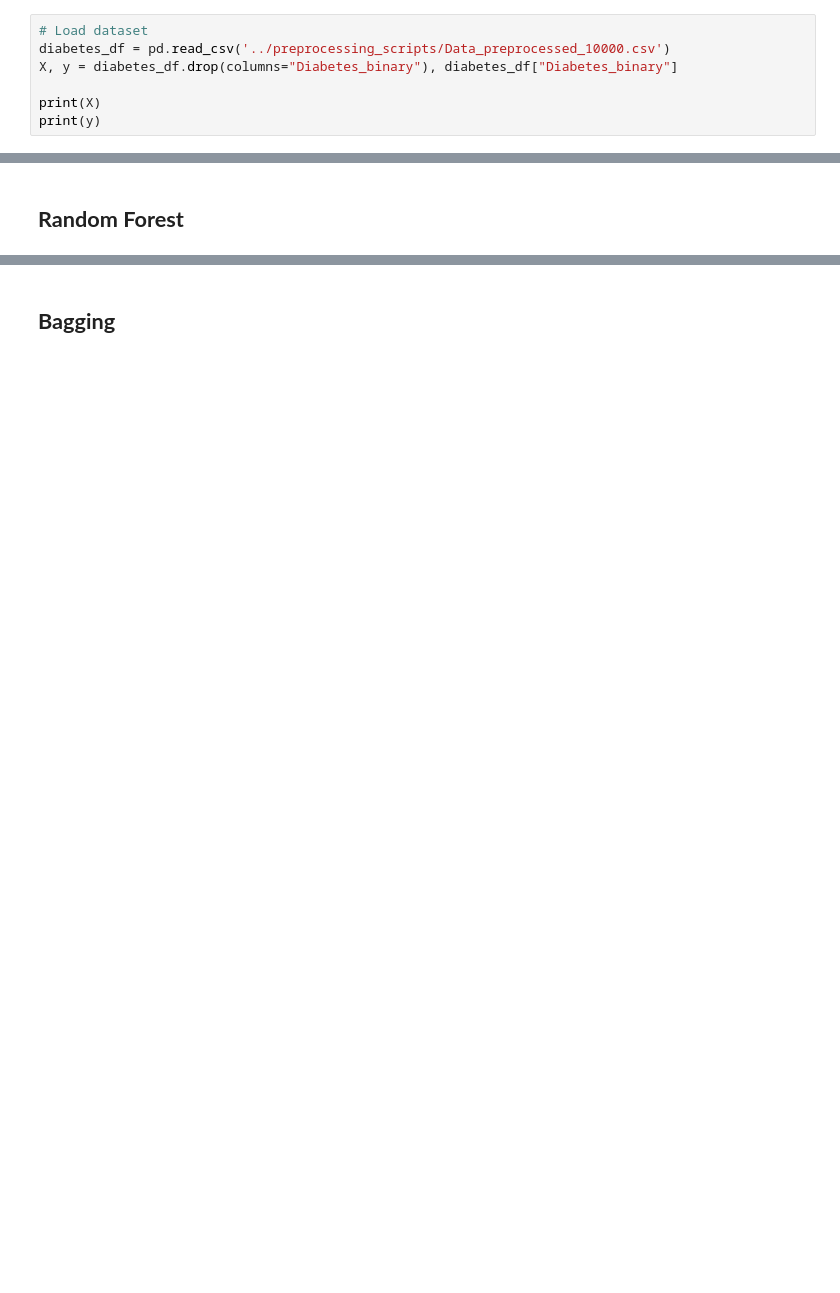
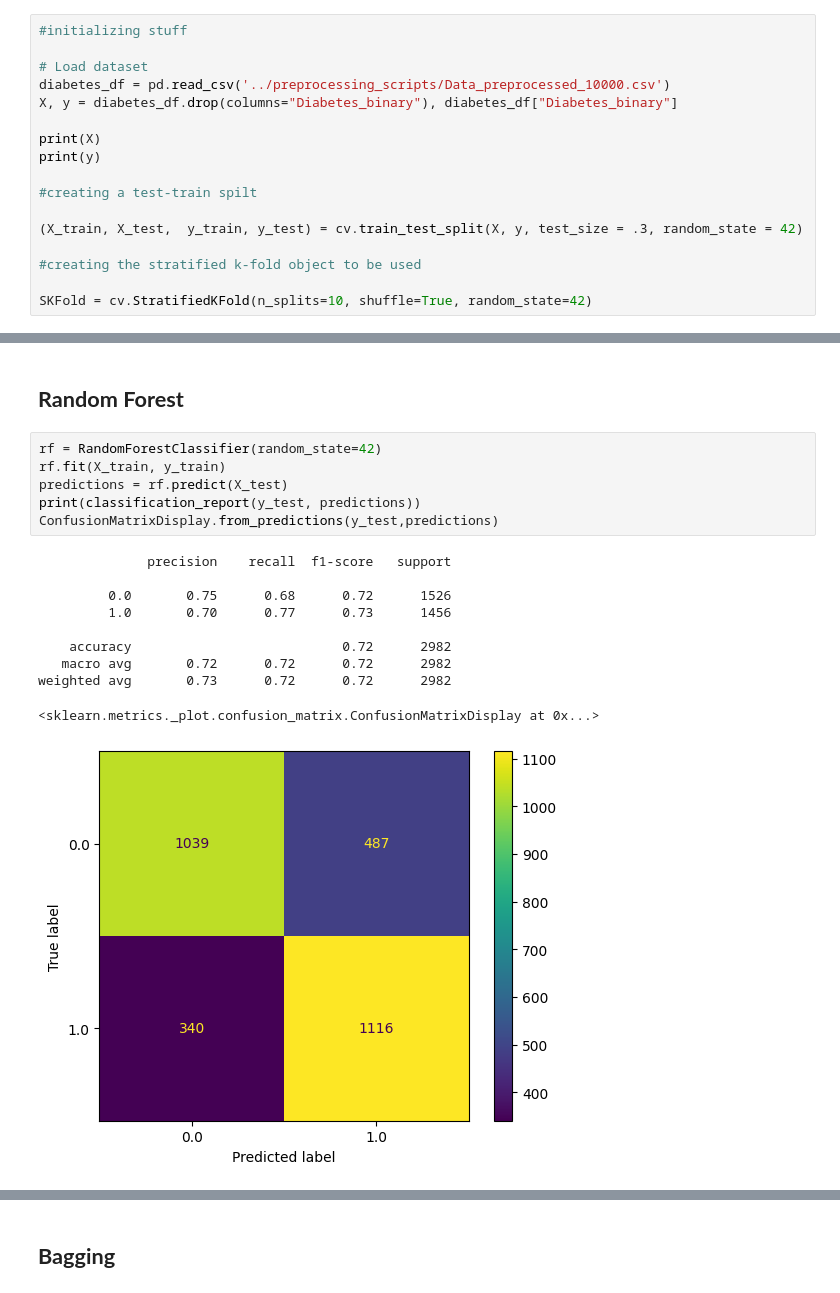
Before and after one commit to yasin281/data-mining-p2, a Jupyter notebook: src/Ensembles.ipynb, the cells around one changed output, grey strips where cells are left out. Drawn from its saved outputs; the diff is of its cells as text; blank space fills up the shorter version.

```diff
--- a/src/Ensembles.ipynb
+++ b/src/Ensembles.ipynb
@@ -21,12 +28,22 @@ from sklearn.ensemble import (
 
 %matplotlib inline
 # %%
+#initializing stuff
+
 # Load dataset
 diabetes_df = pd.read_csv('../preprocessing_scripts/Data_preprocessed_10000.csv')
 X, y = diabetes_df.drop(columns="Diabetes_binary"), diabetes_df["Diabetes_binary"]
 
 print(X)
 print(y)
+
+#creating a test-train spilt
+
+(X_train, X_test,  y_train, y_test) = cv.train_test_split(X, y, test_size = .3, random_state = 42)
+
+#creating the stratified k-fold object to be used
+
+SKFold = cv.StratifiedKFold(n_splits=10, shuffle=True, random_state=42)
 # %% [output]
       HighBP  HighChol  CholCheck       BMI  Smoker  Stroke  \
 0        0.0       1.0        1.0 -1.071593     1.0     0.0
@@ -59,3 +145,20 @@ def compute_executions_time(function):
 # %% [markdown]
 ## **Random Forest**
+# %%
+rf = RandomForestClassifier(random_state=42)
+rf.fit(X_train, y_train)
+predictions = rf.predict(X_test)
+print(classification_report(y_test, predictions))
+ConfusionMatrixDisplay.from_predictions(y_test,predictions)
+# %% [output]
+              precision    recall  f1-score   support
+
+         0.0       0.75      0.68      0.72      1526
+         1.0       0.70      0.77      0.73      1456
+
+    accuracy                           0.72      2982
+   macro avg       0.72      0.72      0.72      2982
+weighted avg       0.73      0.72      0.72      2982
+<sklearn.metrics._plot.confusion_matrix.ConfusionMatrixDisplay at 0x...>
+[figure, added]
 # %%
```
Also changed, not shown: parts of 44 cells of this notebook.
